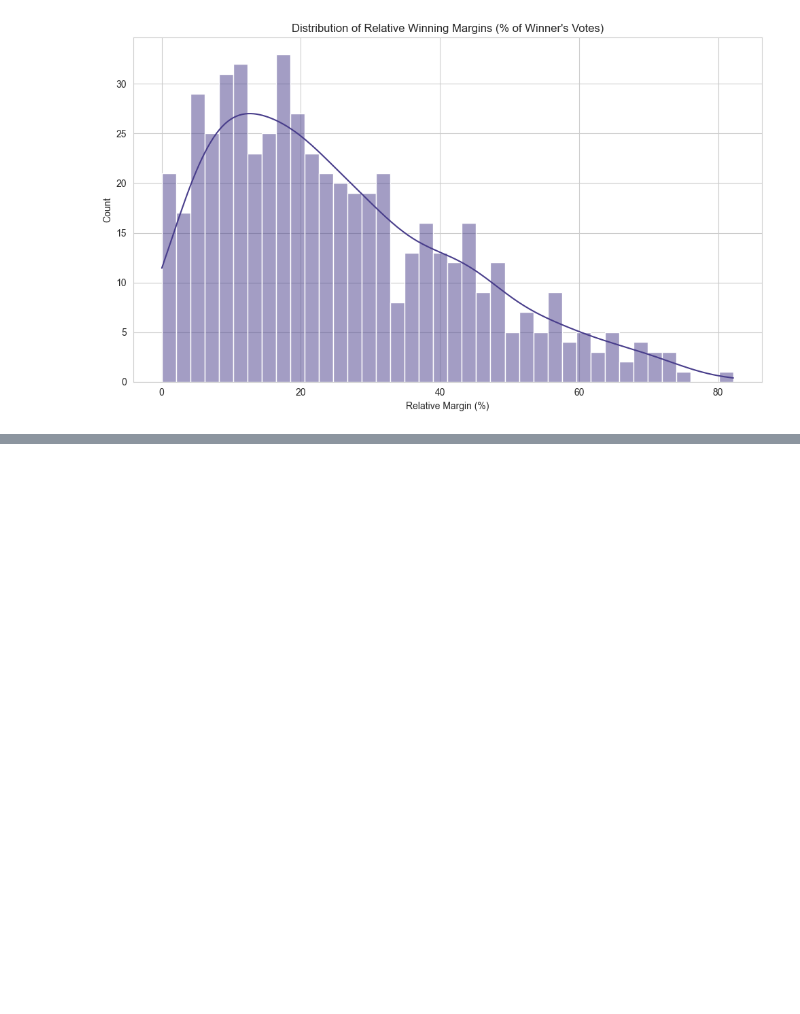
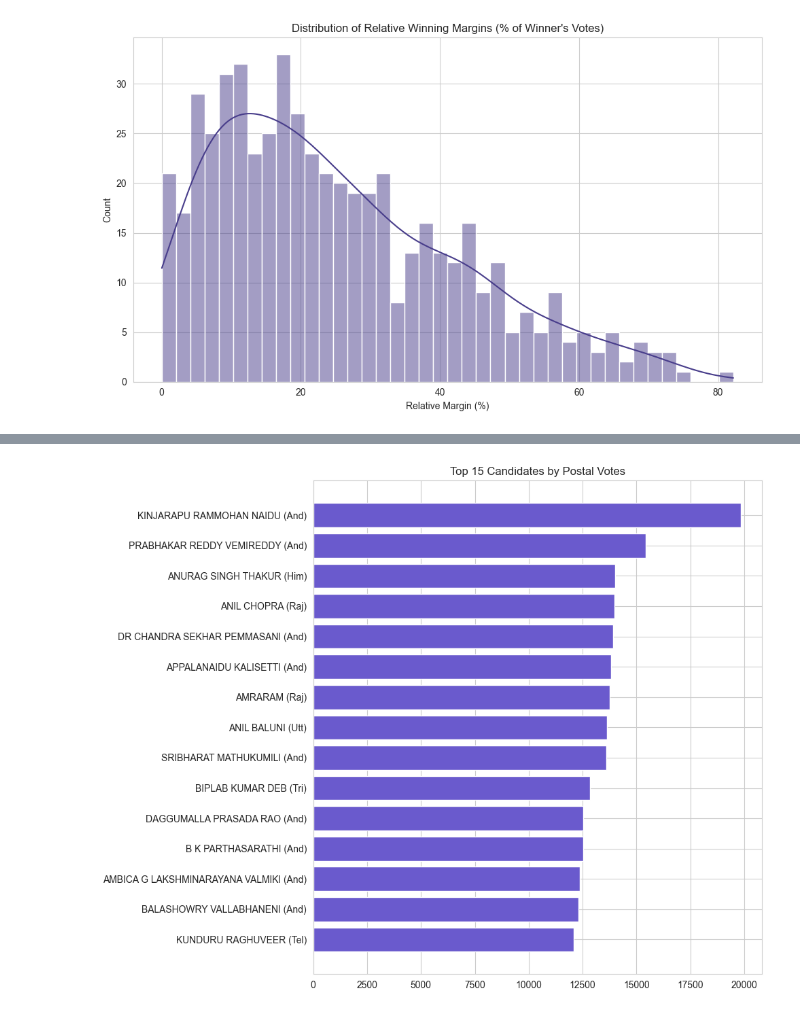
Before and after one commit to geershatisaxena/Election, a Jupyter notebook: res.ipynb, the cells around one changed output, grey strips where cells are left out. Saved outputs shown, nothing was run; the diff lists cells and outputs as text; code cells hidden in the pictures; blank space fills up the shorter version.

```diff
--- a/res.ipynb
+++ b/res.ipynb
@@ -1479,0 +1500,9 @@ plt.tight_layout()
+# %%
+plt.figure(figsize=(10, 8))
+top_postal = df.nlargest(15, "Postal Votes")
+plt.barh(top_postal["Candidate"] + " (" + top_postal["State"].str[:3] + ")", top_postal["Postal Votes"], color="slateblue")
+plt.title("Top 15 Candidates by Postal Votes")
+plt.gca().invert_yaxis()
+plt.tight_layout()
+# %% [output]
+[figure, added]
```
Also changed, not shown: parts of 2 cells of this notebook.
